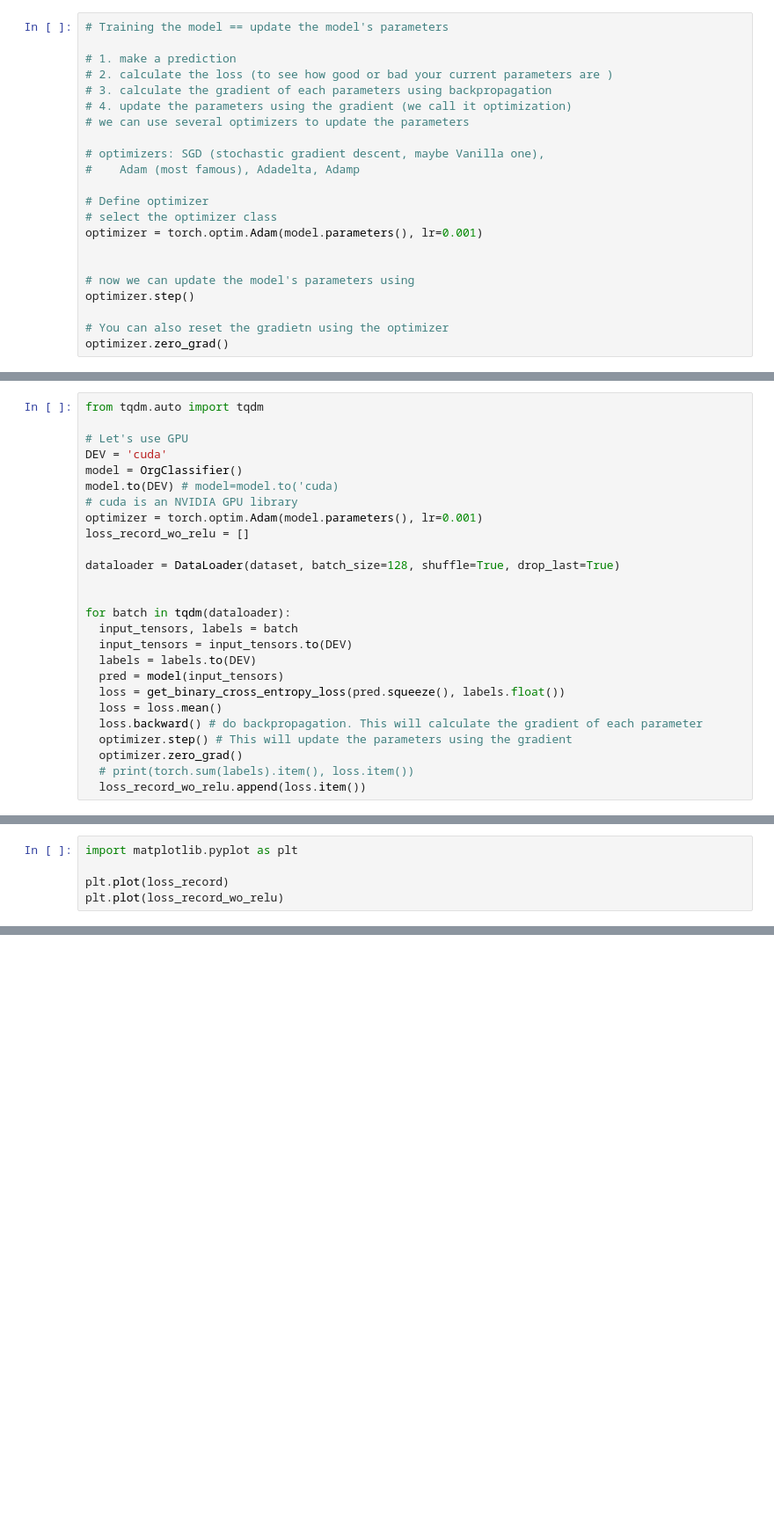
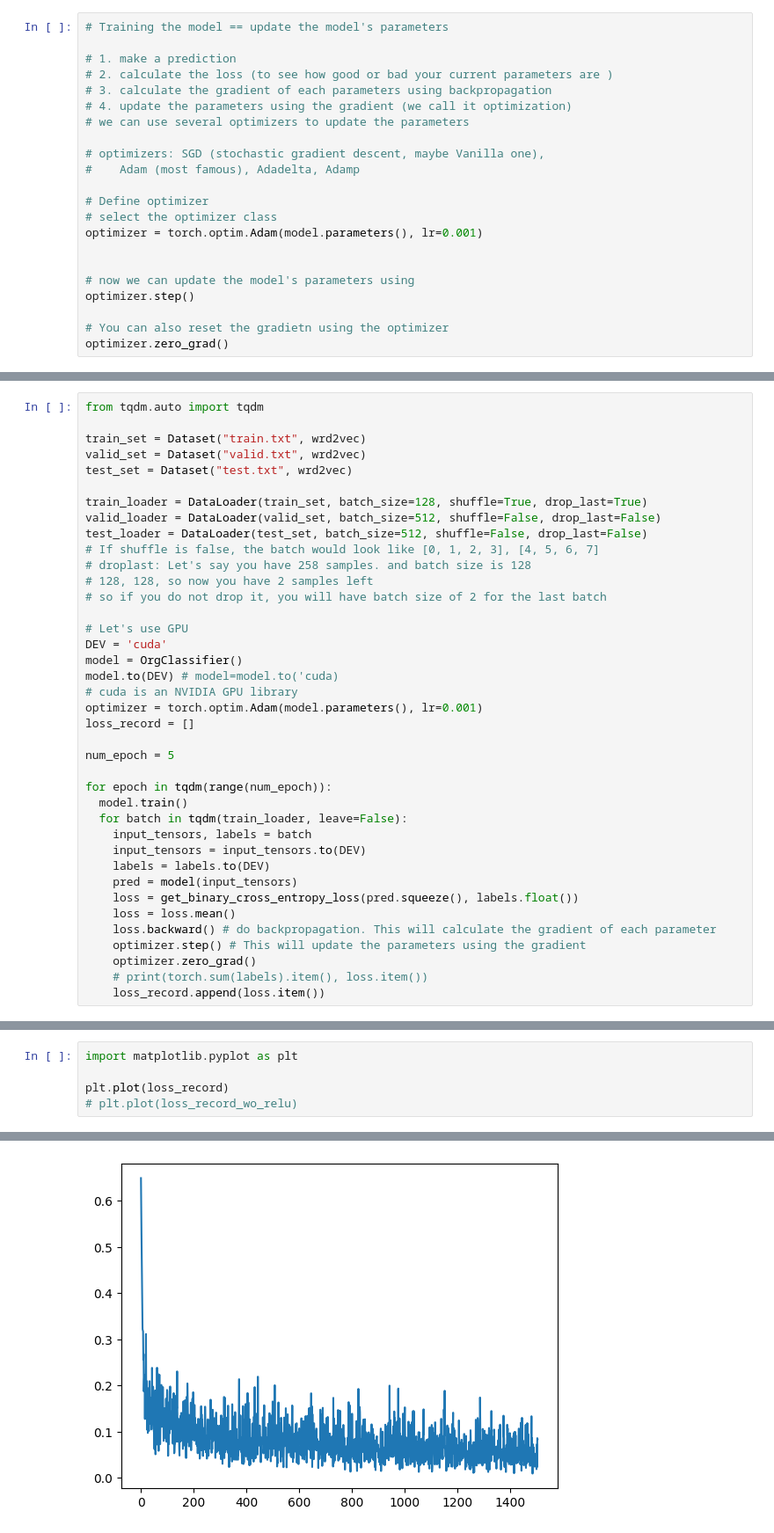
Before and after one commit to jdasam/aat3020-2023, a Jupyter notebook: notebooks/2_Named_entity_recognition.ipynb, the cells around one changed output, grey strips where cells are left out. Shown: that part at 88% size. Cells and saved outputs as stored; diff of their text form; blank space fills up the shorter version.

```diff
--- a/notebooks/2_Named_entity_recognition.ipynb
+++ b/notebooks/2_Named_entity_recognition.ipynb
@@ -590,5 +592,17 @@ optimizer.zero_grad()
 # %%
 from tqdm.auto import tqdm
+
+train_set = Dataset("train.txt", wrd2vec)
+valid_set = Dataset("valid.txt", wrd2vec)
+test_set = Dataset("test.txt", wrd2vec)
+
+train_loader = DataLoader(train_set, batch_size=128, shuffle=True, drop_last=True)
+valid_loader = DataLoader(valid_set, batch_size=512, shuffle=False, drop_last=False)
+test_loader = DataLoader(test_set, batch_size=512, shuffle=False, drop_last=False)
+# If shuffle is false, the batch would look like [0, 1, 2, 3], [4, 5, 6, 7]
+# droplast: Let's say you have 258 samples. and batch size is 128
+# 128, 128, so now you have 2 samples left
+# so if you do not drop it, you will have batch size of 2 for the last batch
 
 # Let's use GPU
 DEV = 'cuda'
@@ -596,20 +610,21 @@ model = OrgClassifier()
 model.to(DEV) # model=model.to('cuda)
 # cuda is an NVIDIA GPU library
 optimizer = torch.optim.Adam(model.parameters(), lr=0.001)
-loss_record_wo_relu = []
+loss_record = []
 
-dataloader = DataLoader(dataset, batch_size=128, shuffle=True, drop_last=True)
+num_epoch = 5
 
-
-for batch in tqdm(dataloader):
-  input_tensors, labels = batch
-  input_tensors = input_tensors.to(DEV)
-  labels = labels.to(DEV)
-  pred = model(input_tensors)
-  loss = get_binary_cross_entropy_loss(pred.squeeze(), labels.float())
-  loss = loss.mean()
-  loss.backward() # do backpropagation. This will calculate the gradient of each parameter
-  optimizer.step() # This will update the parameters using the gradient
-  optimizer.zero_grad()
-  # print(torch.sum(labels).item(), loss.item())
-  loss_record_wo_relu.append(loss.item())
+for epoch in tqdm(range(num_epoch)):
+  model.train()
+  for batch in tqdm(train_loader, leave=False):
+    input_tensors, labels = batch
+    input_tensors = input_tensors.to(DEV)
+    labels = labels.to(DEV)
+    pred = model(input_tensors)
+    loss = get_binary_cross_entropy_loss(pred.squeeze(), labels.float())
+    loss = loss.mean()
+    loss.backward() # do backpropagation. This will calculate the gradient of each parameter
+    optimizer.step() # This will update the parameters using the gradient
+    optimizer.zero_grad()
+    # print(torch.sum(labels).item(), loss.item())
+    loss_record.append(loss.item())
@@ -617,4 +710,5 @@ for batch in tqdm(dataloader):
 import matplotlib.pyplot as plt
 
 plt.plot(loss_record)
-plt.plot(loss_record_wo_relu)
+# plt.plot(loss_record_wo_relu)
+# %% [output]
@@ -621,2 +716,3 @@ plt.plot(loss_record_wo_relu)
+[figure, added]
 # %%
 len(input_tensors)
```
Also changed, not shown: parts of 25 cells of this notebook.
